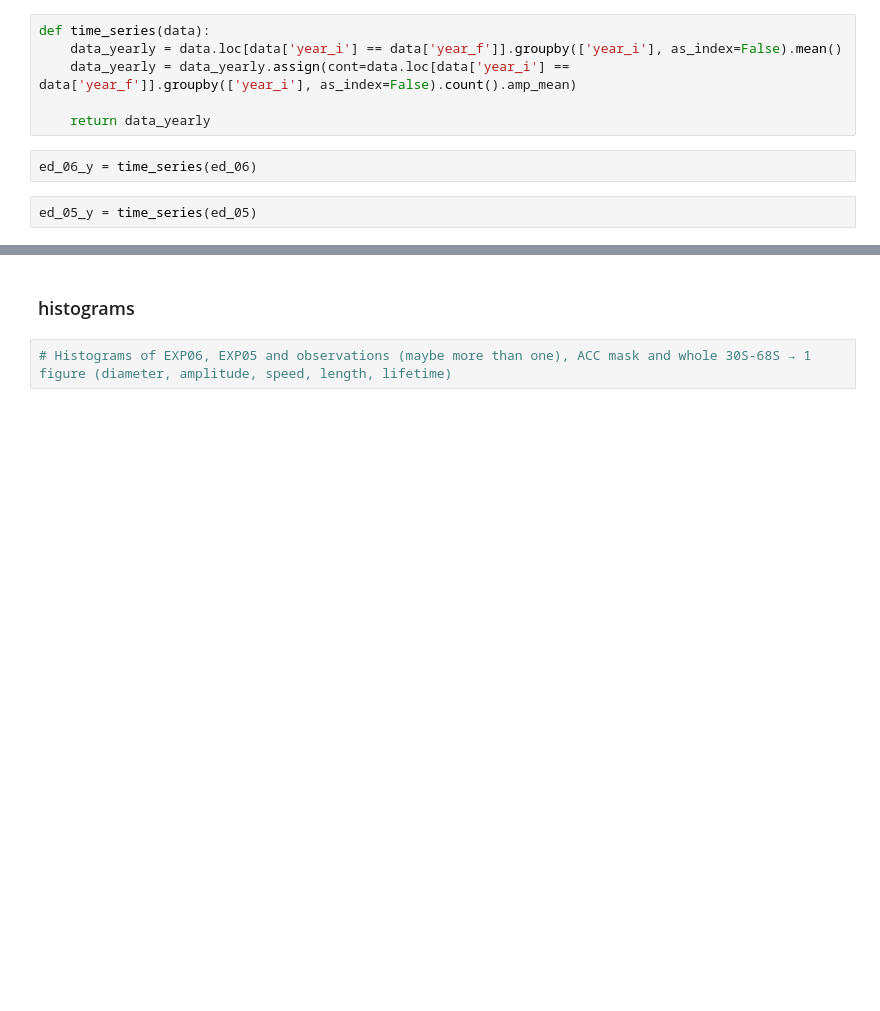
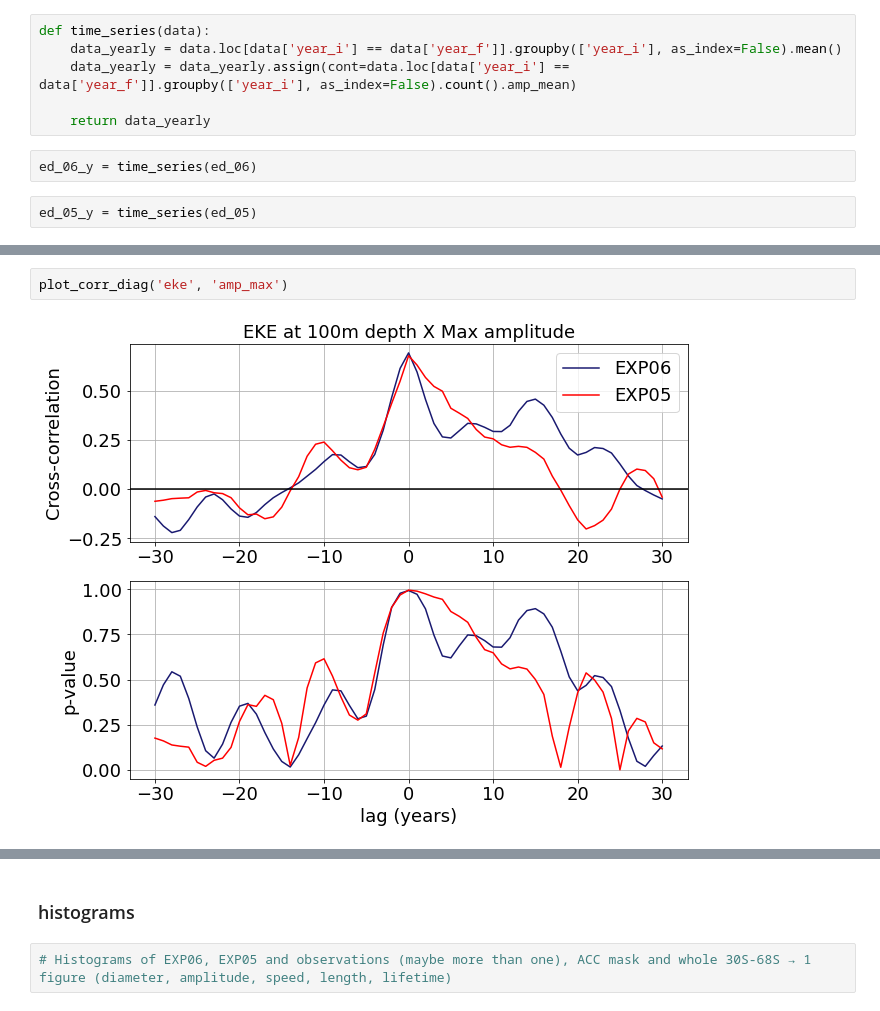
Before and after one commit to marimpacheco/notebooks, a Jupyter notebook: paper_plot_stats.ipynb, the cells around one changed output, grey strips where cells are left out. Drawn from its saved outputs; the diff is of its cells as text; blank space fills up the shorter version.

```diff
--- a/paper_plot_stats.ipynb
+++ b/paper_plot_stats.ipynb
@@ -119,0 +435,4 @@ Object `legend` not found.
+# %%
+plot_corr_diag('eke', 'amp_max')
+# %% [output]
+[figure, added]
```
Also changed, not shown: parts of 75 cells of this notebook, 9 other files.
